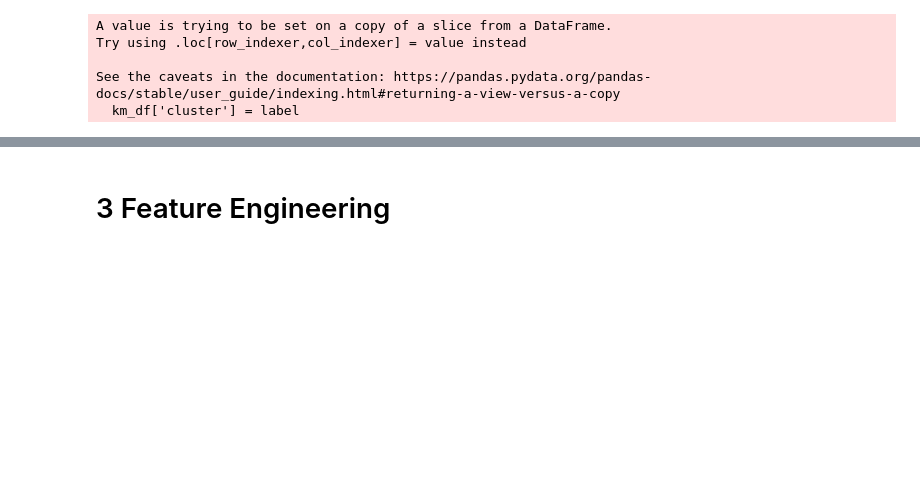
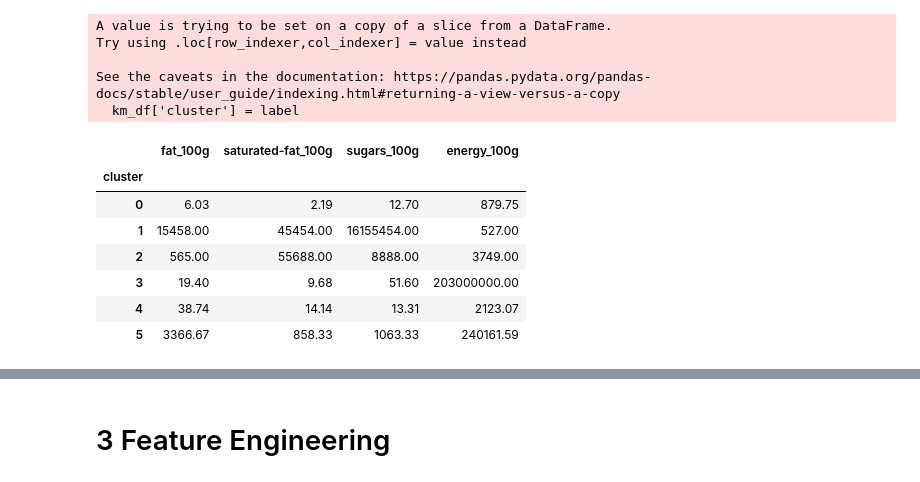
Before and after one commit to raman-bhatia/cis_5450_final_project, a Jupyter notebook: CIS5450_Project_draft_shared.ipynb, the cells around one changed output, grey strips where cells are left out. Saved outputs shown, nothing was run; the diff lists cells and outputs as text; code cells hidden in the pictures; blank space fills up the shorter version.

```diff
--- a/CIS5450_Project_draft_shared.ipynb
+++ b/CIS5450_Project_draft_shared.ipynb
@@ -993,3 +998,14 @@ Try using .loc[row_indexer,col_indexer] = value instead
 
 See the caveats in the documentation: https://pandas.pydata.org/pandas-docs/stable/user_guide/indexing.html#returning-a-view-versus-a-copy
   km_df['cluster'] = label
+# %%
+km_df.groupby('cluster').mean().style.background_gradient(cmap='coolwarm').set_precision(2)
+# %% [output]
+|  | fat_100g | saturated-fat_100g | sugars_100g | energy_100g |
+| cluster |  |  |  |  |
+| 0 | 6.03 | 2.19 | 12.70 | 879.75 |
+| 1 | 15458.00 | 45454.00 | 16155454.00 | 527.00 |
+| 2 | 565.00 | 55688.00 | 8888.00 | 3749.00 |
+| 3 | 19.40 | 9.68 | 51.60 | 203000000.00 |
+| 4 | 38.74 | 14.14 | 13.31 | 2123.07 |
+| 5 | 3366.67 | 858.33 | 1063.33 | 240161.59 |
```
Also changed, not shown: parts of 16 cells of this notebook.
